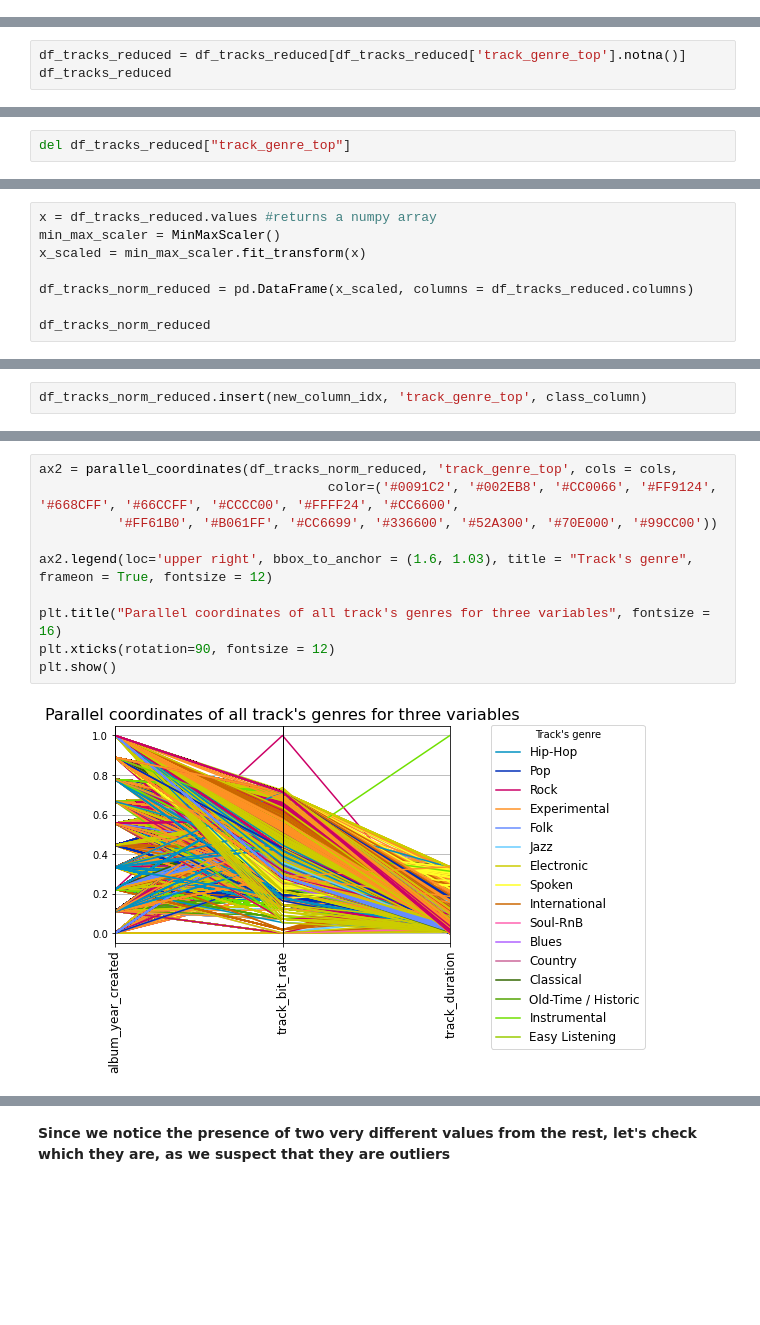
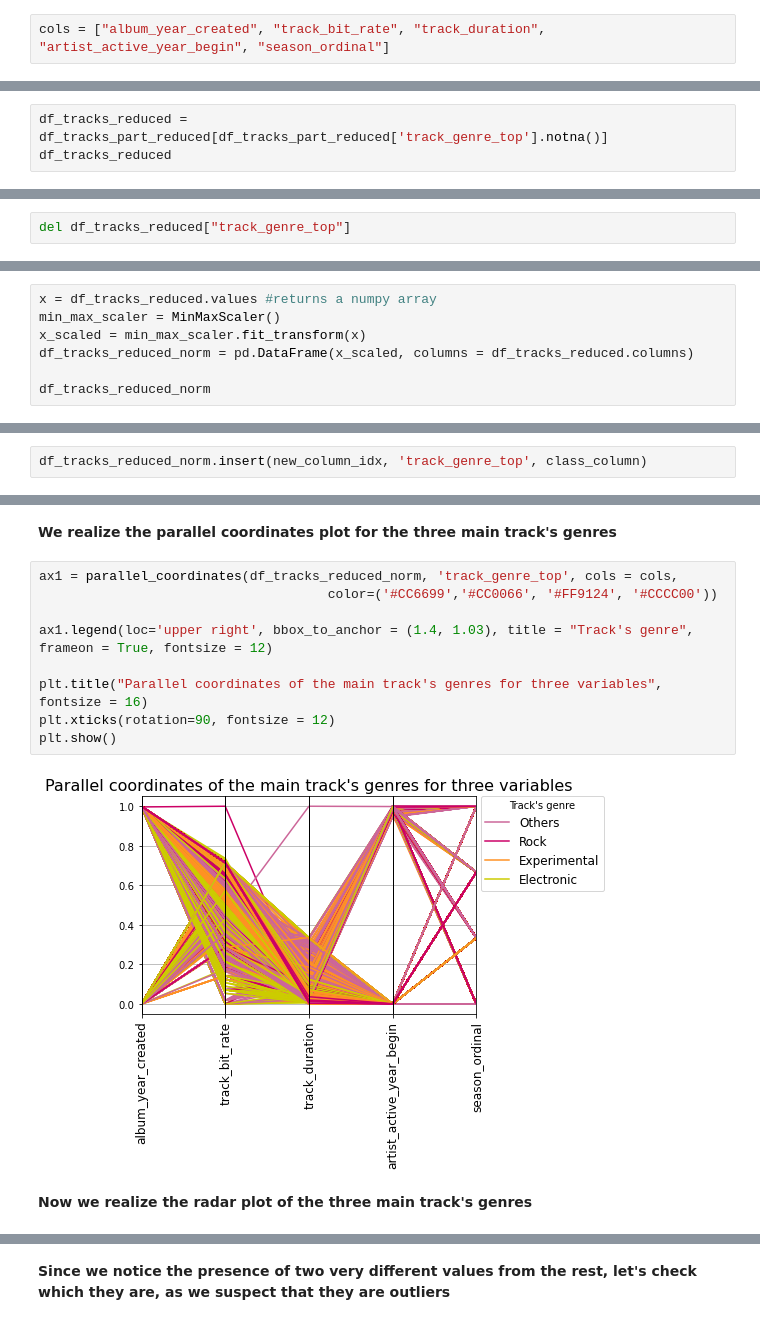
Before and after one commit to alexandrabradan/Datamining2_AdvancedTopics, a Jupyter notebook: notebook/Module_1/Music Analysis_understanding.ipynb, the cells around one changed output, grey strips where cells are left out. Drawn from its saved outputs; the diff is of its cells as text; blank space fills up the shorter version.

```diff
--- a/notebook/Module_1/Music Analysis_understanding.ipynb
+++ b/notebook/Module_1/Music Analysis_understanding.ipynb
@@ -760,3 +945,5 @@ memory usage: 1.3+ MB
+# %%
+cols = ["album_year_created", "track_bit_rate", "track_duration", "artist_active_year_begin", "season_ordinal"]
 # %% [markdown]
 <b>We convert the dtype of all columns except that of track's genre</b>
 # %%
@@ -972,6 +996,6 @@ df_tracks_reduced
 # %% [markdown]
 <b>We maintain in this dataset only notna values, to realize a significative parallel coordinates plot</b>
 # %%
-df_tracks_reduced = df_tracks_reduced[df_tracks_reduced['track_genre_top'].notna()]
+df_tracks_reduced = df_tracks_part_reduced[df_tracks_part_reduced['track_genre_top'].notna()]
 df_tracks_reduced
 # %% [output]
@@ -1003,8 +1027,7 @@ del df_tracks_reduced["track_genre_top"]
 x = df_tracks_reduced.values #returns a numpy array
 min_max_scaler = MinMaxScaler()
 x_scaled = min_max_scaler.fit_transform(x)
+df_tracks_reduced_norm = pd.DataFrame(x_scaled, columns = df_tracks_reduced.columns)
 
-df_tracks_norm_reduced = pd.DataFrame(x_scaled, columns = df_tracks_reduced.columns)
-
-df_tracks_norm_reduced
+df_tracks_reduced_norm
 # %% [output]
@@ -1024,2 +1047,2 @@ df_tracks_norm_reduced
 # %%
-df_tracks_norm_reduced.insert(new_column_idx, 'track_genre_top', class_column)
+df_tracks_reduced_norm.insert(new_column_idx, 'track_genre_top', class_column)
@@ -1042,13 +1065,16 @@ df_tracks_norm_reduced
+# %% [markdown]
+<b>We realize the parallel coordinates plot for the three main track's genres</b>
 # %%
-ax2 = parallel_coordinates(df_tracks_norm_reduced, 'track_genre_top', cols = cols,
-                                     color=('#0091C2', '#002EB8', '#CC0066', '#FF9124', '#668CFF', '#66CCFF', '#CCCC00', '#FFFF24', '#CC6600',
-          '#FF61B0', '#B061FF', '#CC6699', '#336600', '#52A300', '#70E000', '#99CC00'))
+ax1 = parallel_coordinates(df_tracks_reduced_norm, 'track_genre_top', cols = cols,
+                                     color=('#CC6699','#CC0066', '#FF9124', '#CCCC00'))
 
-ax2.legend(loc='upper right', bbox_to_anchor = (1.6, 1.03), title = "Track's genre", frameon = True, fontsize = 12)
+ax1.legend(loc='upper right', bbox_to_anchor = (1.4, 1.03), title = "Track's genre", frameon = True, fontsize = 12)
 
-plt.title("Parallel coordinates of all track's genres for three variables", fontsize = 16)
+plt.title("Parallel coordinates of the main track's genres for three variables", fontsize = 16)
 plt.xticks(rotation=90, fontsize = 12)
 plt.show()
 # %% [output]
-[figure, old version]
+[figure, new version]
+# %% [markdown]
+<b>Now we realize the radar plot of the three main track's genres</b>
 # %%
```
Also changed, not shown: parts of 217 cells of this notebook.
